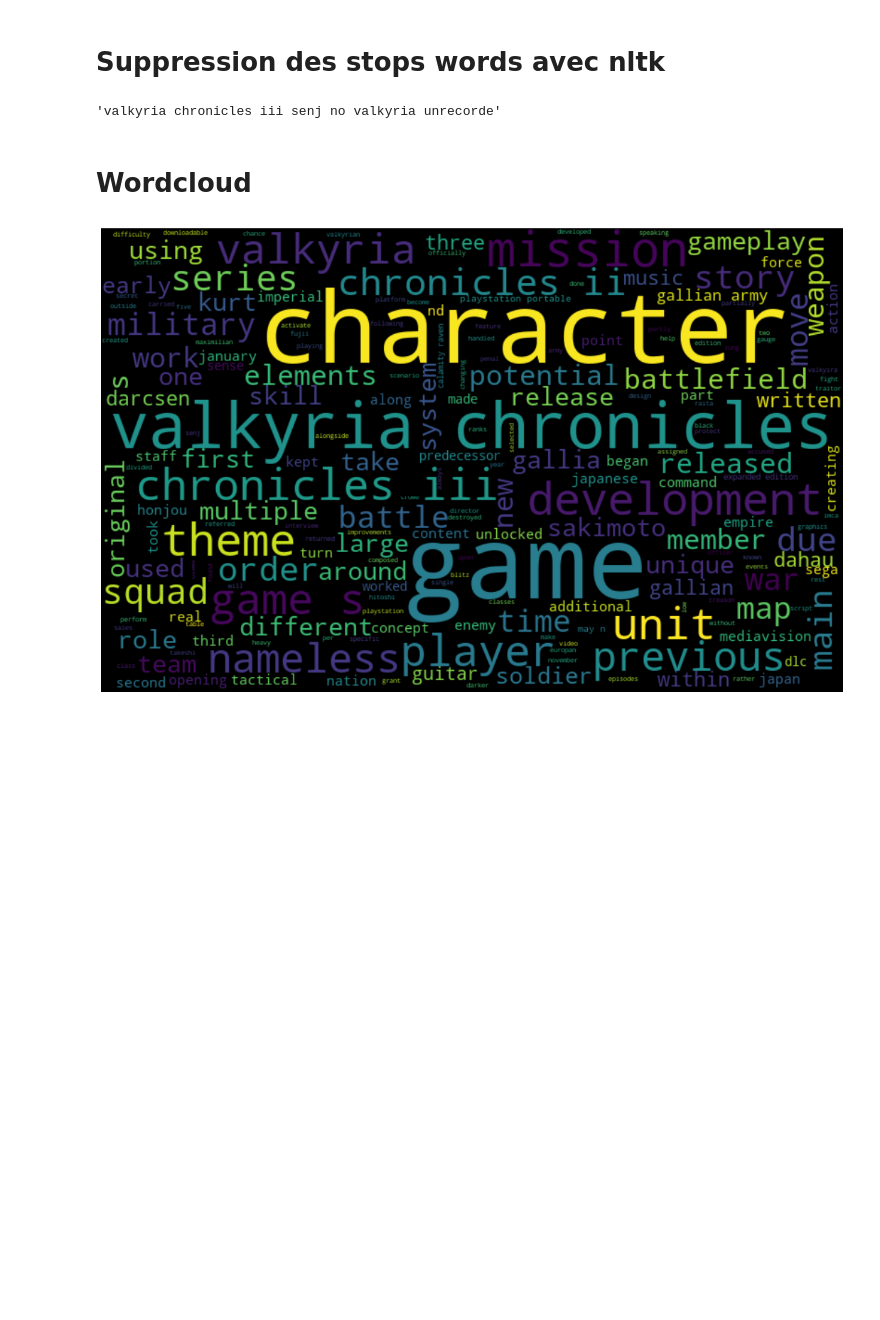
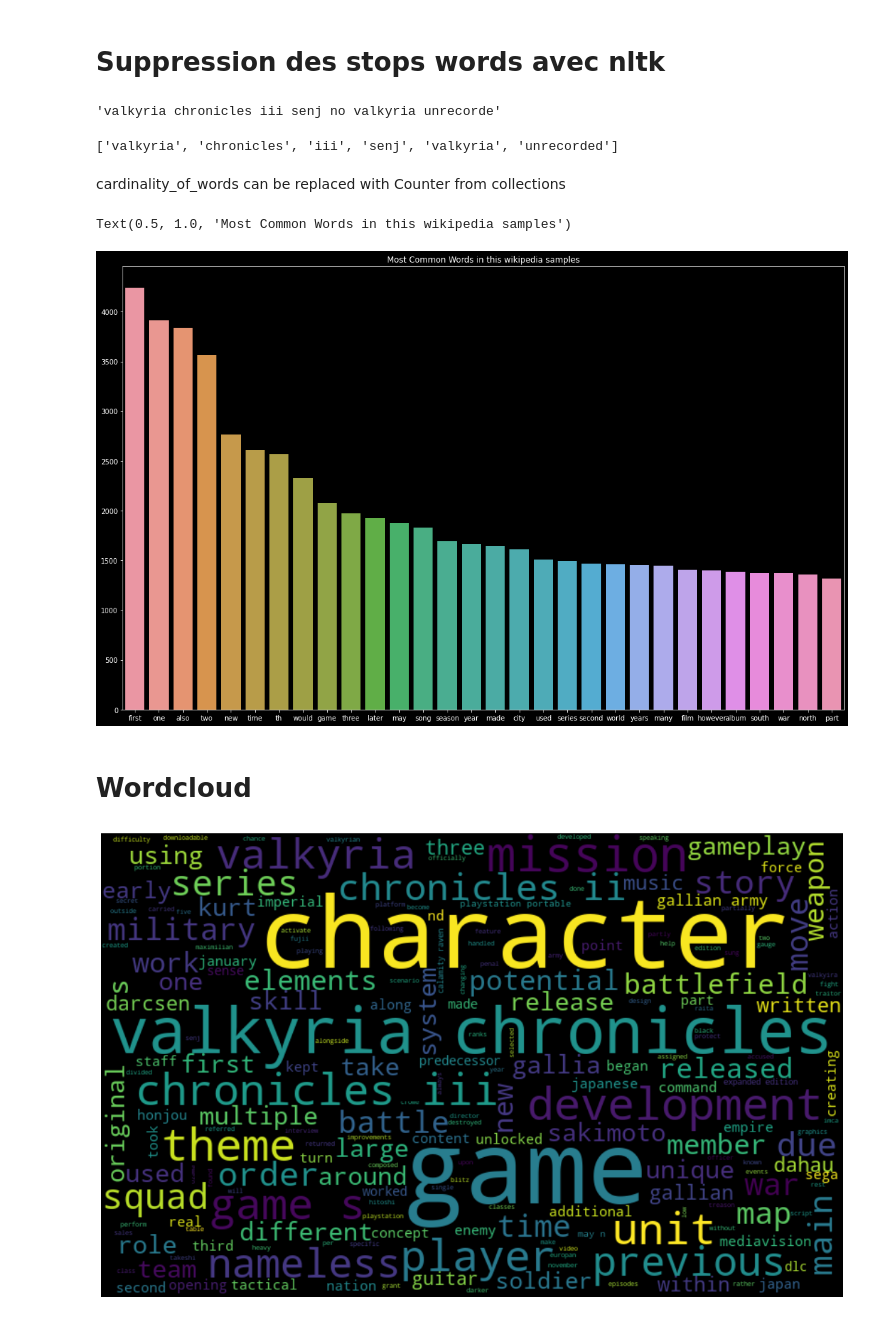
Before and after one commit to taminemelissa/quiz-generator, a Jupyter notebook: src/data/visualisation.ipynb, the cells around one changed output. Drawn from its saved outputs; the diff is of its cells as text; code cells hidden in the pictures; blank space fills up the shorter version.

```diff
--- a/src/data/visualisation.ipynb
+++ b/src/data/visualisation.ipynb
@@ -25,8 +26,9 @@ import tensorflow as tf
 # %% [markdown]
 # Variables
 # %%
-N_STRING_WORDCLOUD = c.N_STRING_WORDCLOUD
+N_STRINGS = c.N_STRINGS
 PATH = c.PATH
+N_MOST_COMMON = c.N_MOST_COMMON
 # %% [markdown]
 # Import
 # %%
@@ -111,3 +113,25 @@ combined_strings_without_stopwords = d_l.combine_first_strings_without_stopwords
+# %%
+combined_strings_without_stopwords_split = d_l.without_stopwords(N_STRINGS)
+# %%
+combined_strings_without_stopwords_split[:6]
+# %% [output]
+['valkyria', 'chronicles', 'iii', 'senj', 'valkyria', 'unrecorded']
+# %% [markdown]
+cardinality_of_words can be replaced with Counter from collections
+# %%
+cardinalities = Counter(combined_strings_without_stopwords_split)
+# %%
+words = [cardinality[0] for cardinality in cardinalities.most_common(N_MOST_COMMON)]
+counts = [cardinality[1] for cardinality in cardinalities.most_common(N_MOST_COMMON)]
+# %%
+plt.style.use('dark_background')
+plt.figure(figsize=(19, 12))
+
+seaborn.barplot(x = words, y = counts)
+plt.title('Most Common Words in this wikipedia samples')
+# %% [output]
+Text(0.5, 1.0, 'Most Common Words in this wikipedia samples')
+[figure, added]
 # %% [markdown]
 # Wordcloud
 # %%
```
Also changed, not shown: parts of 8 cells of this notebook, 2 other files.
